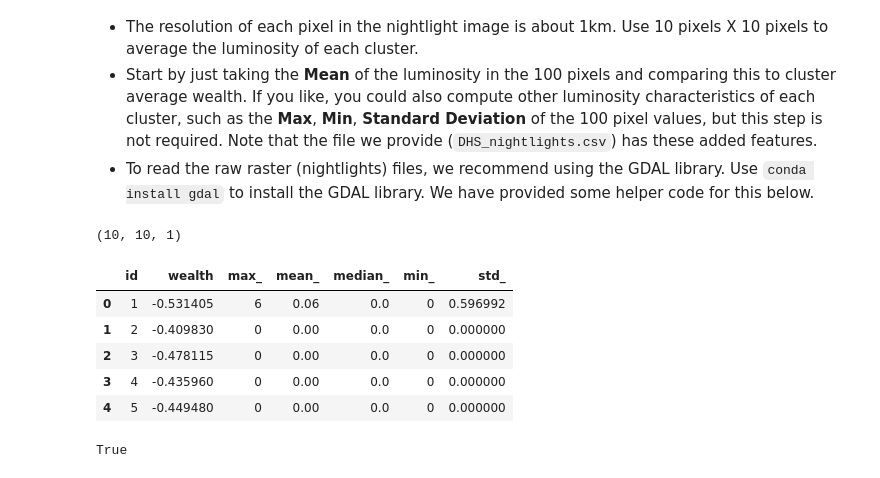
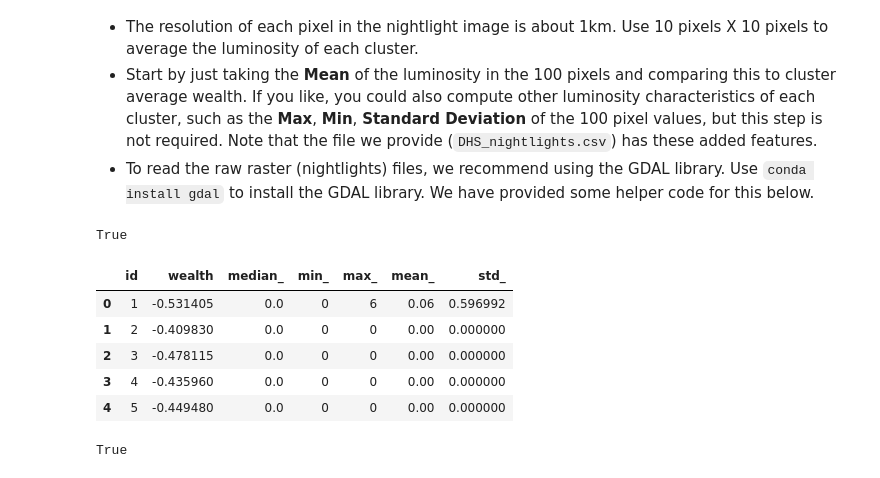
Before and after one commit to elsehow/diid17, a Jupyter notebook: DIID17-PS1.ipynb, the cells around one changed output. Saved outputs shown, nothing was run; the diff lists cells and outputs as text; code cells hidden in the pictures.

```diff
--- a/DIID17-PS1.ipynb
+++ b/DIID17-PS1.ipynb
@@ -306,81 +304,75 @@ np.savez('nightlight.npz', top_left_x_coords=top_left_x_coords, top_left_y_coord
 # find the idx in array of the one value closest to `value`
 def find_idx_of_nearest (array, value): return (np.abs(array-value)).argmin()
 # Returns x index of the pixel at longitude `long`.
-def x_index (long): return find_idx_of_nearest(centroid_x_coords, long)
+def x_index (longt): return find_idx_of_nearest(centroid_x_coords, longt)
 # Returns y index of the pixel at latitude `lat`.
 def y_index (lat):  return find_idx_of_nearest(centroid_y_coords, lat)
 
-ex_long = cluster_avg_asset.iloc[0]['longitude']
+ex_longt = cluster_avg_asset.iloc[0]['longitude']
 ex_lat = cluster_avg_asset.iloc[0]['latitude']
 x_index(ex_long), y_index(ex_lat)
 
-def surrounding_ten_pixels (lat, long):
+def surrounding_ten_pixels (lat, longt):
     '''
     Returns 10x10x1 array of lumosity values
     surroundoing lat, long
     from the band data.
     '''
-    x_i,y_i = x_index(long), y_index(lat)
+    x_i,y_i = x_index(longt), y_index(lat)
     return bands_data[y_i-5:y_i+5, x_i-5:x_i+5]
 
-surrounding_ten_pixels(ex_lat, ex_long).shape
+surrounding_ten_pixels(ex_lat, ex_longt).shape == (10, 10, 1)
 # %% [output]
-(10, 10, 1)
+True
 # %%
 from functools import partial
 
 # for each cluster,
 def lumosity (fn, cluster):
-    long = cluster['longitude']
+    longt = cluster['longitude']
     lat = cluster['latitude']
     # find 10x10 pixel value array around this coordinate
-    pixels = surrounding_ten_pixels(lat, long)
+    pixels = surrounding_ten_pixels(lat, longt)
     # reduce fn (e.g. np.mean) over that array
     reduced = fn(pixels)
     # return the reduced value
     return reduced
 
-def lumosity_series (fn):
-    return cluster_avg_asset.apply(
+def lumosity_series (fn, name):
+    s = cluster_avg_asset.apply(
         partial(lumosity, fn),
         axis=1)
+    s.name = name
+    return s
 
-# ---------
-# TODO - REFACTOR!!! NOT DRY!!!!!!!!!!!!
-# ---------
+def lumosity_df (columns):
+    series = [lumosity_series(method, name) for name, method in columns.items()]
+    return pd.concat(
+        [cluster_avg_asset] + series,
+        axis=1)
 
-maxs = lumosity_series(np.max)
-means = lumosity_series(np.mean)
-medians = lumosity_series(np.median)
-mins = lumosity_series(np.min)
-stds = lumosity_series(np.std)
+columns = {
+  'max_': np.max,
+  'mean_': np.mean,
+  'median_': np.median,
+  'min_': np.min,
+  'std_': np.std,
+}
 
-
-df = pd.concat([cluster_avg_asset,
-                maxs,
-                means,
-                medians,
-                mins,
-                stds,
-               ], axis=1)
-df = df.rename(columns = {
-    0:'max_',
-    1:'mean_',
-    2: 'median_',
-    3: 'min_',
-    4: 'std_',
+wealth_nightlights = lumosity_df(columns)
+wealth_nightlights = wealth_nightlights.rename(columns = {
     'wlthindf': 'wealth',
     'cluster': 'id'
-})
-df = df.drop(['latitude', 'longitude'],axis=1)
-df.head()
+}).drop(['latitude', 'longitude'], axis=1)
+
+wealth_nightlights.head()
 # %% [output]
-|  | id | wealth | max_ | mean_ | median_ | min_ | std_ |
-| 0 | 1 | -0.531405 | 6 | 0.06 | 0.0 | 0 | 0.596992 |
-| 1 | 2 | -0.409830 | 0 | 0.00 | 0.0 | 0 | 0.000000 |
-| 2 | 3 | -0.478115 | 0 | 0.00 | 0.0 | 0 | 0.000000 |
-| 3 | 4 | -0.435960 | 0 | 0.00 | 0.0 | 0 | 0.000000 |
-| 4 | 5 | -0.449480 | 0 | 0.00 | 0.0 | 0 | 0.000000 |
+|  | id | wealth | median_ | min_ | max_ | mean_ | std_ |
+| 0 | 1 | -0.531405 | 0.0 | 0 | 6 | 0.06 | 0.596992 |
+| 1 | 2 | -0.409830 | 0.0 | 0 | 0 | 0.00 | 0.000000 |
+| 2 | 3 | -0.478115 | 0.0 | 0 | 0 | 0.00 | 0.000000 |
+| 3 | 4 | -0.435960 | 0.0 | 0 | 0 | 0.00 | 0.000000 |
+| 4 | 5 | -0.449480 | 0.0 | 0 | 0 | 0.00 | 0.000000 |
 # %%
 # Now check to make sure our data is fuzzily correct to the provided nightlights data
 correct = pd.read_csv('intermediate_files/DHS_nightlights.csv')
```
Also changed, not shown: parts of 8 cells of this notebook, 1 other file.
